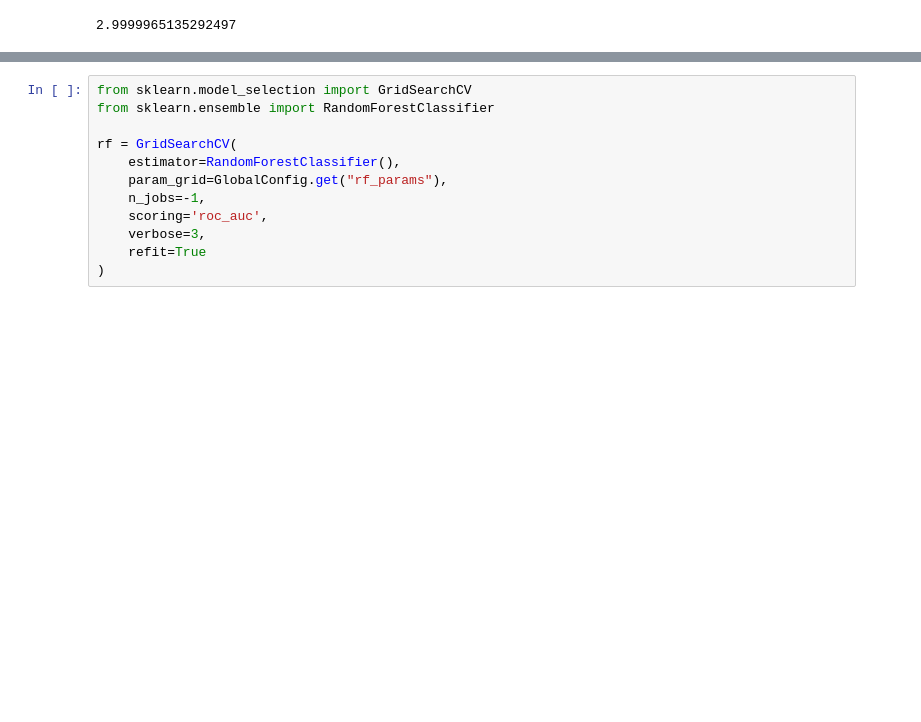
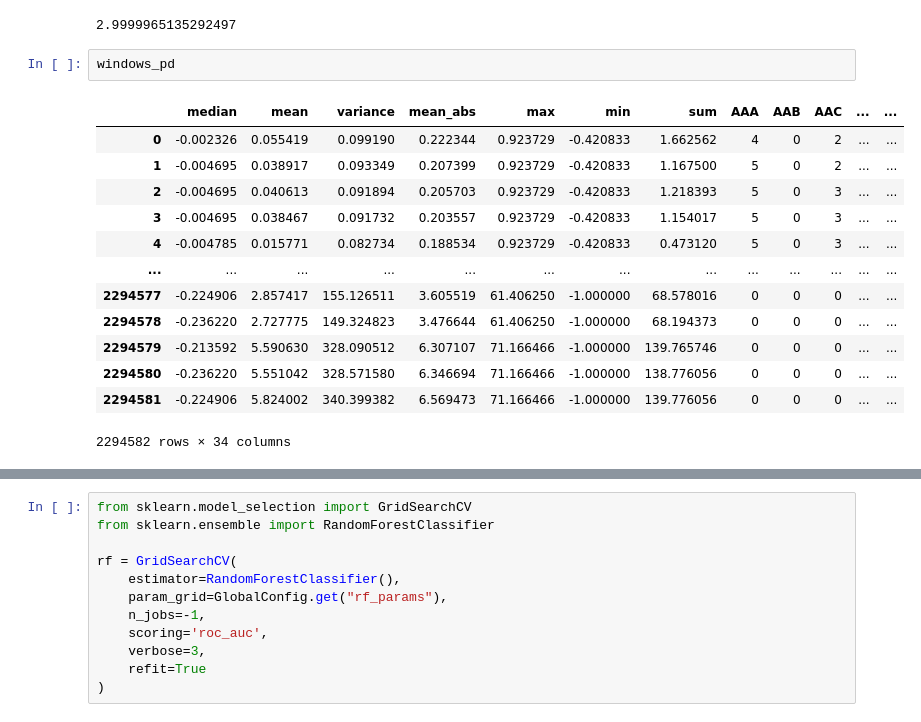
Before and after one commit to tutugarin/Storing-Analyzing-ECG, a Jupyter notebook: junk/tutugarin/RandomForestClassifier.ipynb, the cells around one changed output, grey strips where cells are left out. Saved outputs shown, nothing was run; the diff lists cells and outputs as text; blank space fills up the shorter version.

```diff
--- a/junk/tutugarin/RandomForestClassifier.ipynb
+++ b/junk/tutugarin/RandomForestClassifier.ipynb
@@ -61,3 +61,19 @@ X_train, X_test, y_train, y_test = train_test_split(windows_pd, classification_p
 print(len(X_train) / len(X_test))
 # %% [output]
 2.9999965135292497
+# %%
+windows_pd
+# %% [output]
+|  | median | mean | variance | mean_abs | max | min | sum | AAA | AAB | AAC | ... | ... |
+| 0 | -0.002326 | 0.055419 | 0.099190 | 0.222344 | 0.923729 | -0.420833 | 1.662562 | 4 | 0 | 2 | ... | ... |
+| 1 | -0.004695 | 0.038917 | 0.093349 | 0.207399 | 0.923729 | -0.420833 | 1.167500 | 5 | 0 | 2 | ... | ... |
+| 2 | -0.004695 | 0.040613 | 0.091894 | 0.205703 | 0.923729 | -0.420833 | 1.218393 | 5 | 0 | 3 | ... | ... |
+| 3 | -0.004695 | 0.038467 | 0.091732 | 0.203557 | 0.923729 | -0.420833 | 1.154017 | 5 | 0 | 3 | ... | ... |
+| 4 | -0.004785 | 0.015771 | 0.082734 | 0.188534 | 0.923729 | -0.420833 | 0.473120 | 5 | 0 | 3 | ... | ... |
+| ... | ... | ... | ... | ... | ... | ... | ... | ... | ... | ... | ... | ... |
+| 2294577 | -0.224906 | 2.857417 | 155.126511 | 3.605519 | 61.406250 | -1.000000 | 68.578016 | 0 | 0 | 0 | ... | ... |
+| 2294578 | -0.236220 | 2.727775 | 149.324823 | 3.476644 | 61.406250 | -1.000000 | 68.194373 | 0 | 0 | 0 | ... | ... |
+| 2294579 | -0.213592 | 5.590630 | 328.090512 | 6.307107 | 71.166466 | -1.000000 | 139.765746 | 0 | 0 | 0 | ... | ... |
+| 2294580 | -0.236220 | 5.551042 | 328.571580 | 6.346694 | 71.166466 | -1.000000 | 138.776056 | 0 | 0 | 0 | ... | ... |
+| 2294581 | -0.224906 | 5.824002 | 340.399382 | 6.569473 | 71.166466 | -1.000000 | 139.776056 | 0 | 0 | 0 | ... | ... |
+2294582 rows × 34 columns
```
Also changed, not shown: parts of 1 cell of this notebook, 1 other file.
